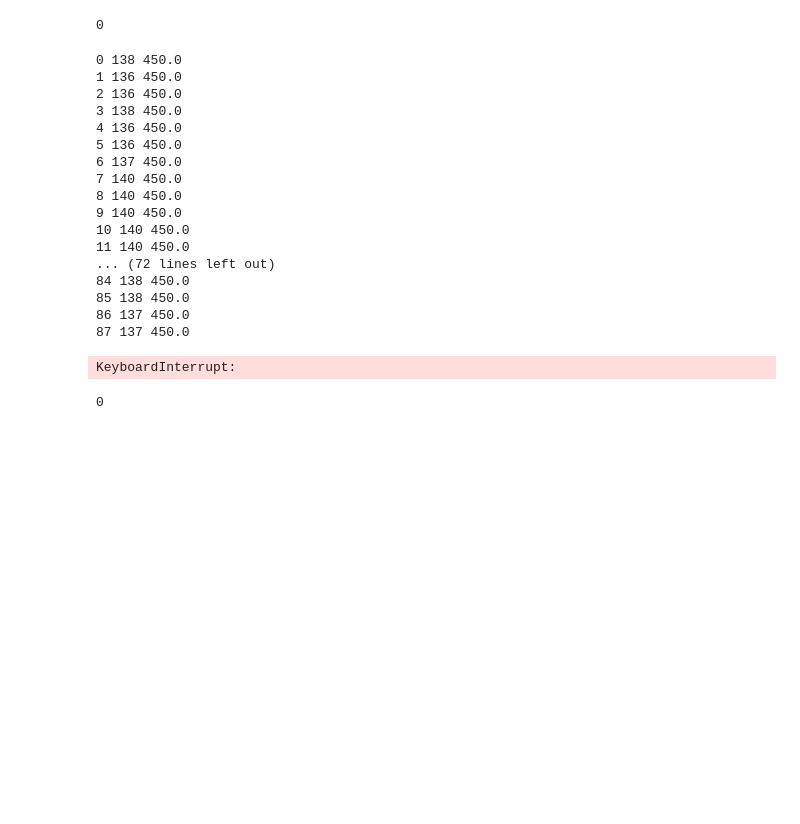
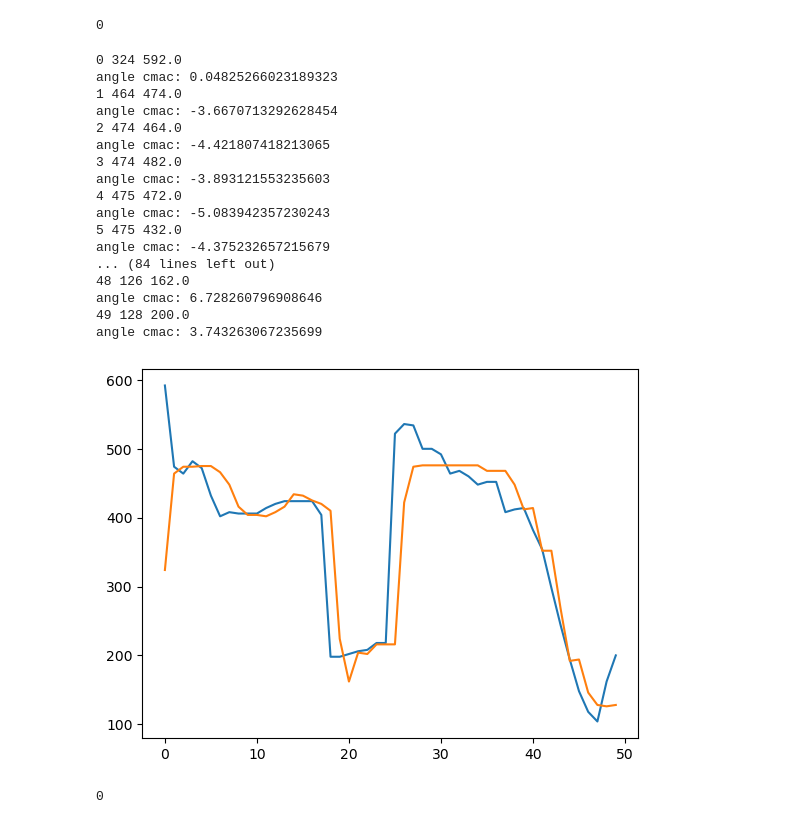
Before and after one commit to MarcelZelent/Bioinspired-Marcel, a Jupyter notebook: Final_project/final_project.ipynb, the cells around one changed output. Saved outputs shown, nothing was run; the diff lists cells and outputs as text; code cells hidden in the pictures; blank space fills up the shorter version.

```diff
--- a/Final_project/final_project.ipynb
+++ b/Final_project/final_project.ipynb
@@ -555,11 +532,11 @@ def ControlLoopWithBothNNandCMAC(target_x, target_y, iter_num):
     NN_model.load_state_dict(torch.load('best_nn_model.pth'))
 
     ## TODO: CMAC initialization
-    n_rfs = 1
-    beta = 0.01
+    n_rfs = 3
+    beta = 0.1
 
     xmin = [152,152]
-    xmax = [448, 448]
+    xmax = [480, 480]
 
     c = CMAC(n_rfs, xmin, xmax, beta)
 
@@ -570,12 +547,13 @@ def ControlLoopWithBothNNandCMAC(target_x, target_y, iter_num):
         img = ct.capture_image(cam)
         x,y = ct.locate(img,low_green, high_green)
 
-        # cam_red = ct.prepare_camera()
-        # img_red = ct.capture_image(cam)
-        # x_red,y_red = ct.locate(img,low_red, high_red)
+        cam_red = ct.prepare_camera()
+        img_red = ct.capture_image(cam)
+        x_red,y_red = ct.locate(img,low_red, high_red)
 
         # x_ref = A * np.sin(2*np.pi * i/T) + 300
-        x_ref = 450
+        # x_ref = 400
+        x_ref = x_red
         y_ref = y
 
         x_ref = float(x_ref)
@@ -598,56 +576,61 @@ def ControlLoopWithBothNNandCMAC(target_x, target_y, iter_num):
 
         # print(x_cmac)
 
         #Here if the errors are less than twenty pixels we assume robot reaches the target.
         # However you can choose any reasonable threshold value instead of 20.
         # if (np.abs(x_coord_error) < (1+x_prev*1.02) and np.abs(y_coord_error) < (1+y_coord_error*1.02)):
         #     print("number of iterations for convergence = ", number_of_iterations_for_convergence)
         #     break
 
         xy_input_nn_model = [x_coord_error,y_coord_error]
 
         #TODO: normalize the input to the Neural network model using meaning and variance of the training set inputs.
         normalize_xy_input_nn_model = (torch.tensor(xy_input_nn_model) - mean_of_train_input)/std_of_the_train_input
 
         prediction_for_Y_pos_increment = NN_model(normalize_xy_input_nn_model)
-
+        # print(prediction_for_Y_pos_increment)
         #TODO: Get the current Y (angular) position/angle of the robot. you can use the api.getPos function of fable
         robot_current_Y_pos = api.getPos(1,moduleID)
         #Next Y angular position of the robot will be robot_Y_pos + prediction_for_Y_pos_increment
         robot_next_Y_pos = robot_current_Y_pos + prediction_for_Y_pos_increment
 
-        c.learn(robot_next_Y_pos.detach().numpy())
-        # print(angle_cmac)
+        c.learn(prediction_for_Y_pos_increment.detach().numpy())
+        print("angle cmac:", angle_cmac)
         robot_nn_and_cmac = robot_next_Y_pos + angle_cmac
 
         #TODO: Set the next position of the robot to (-90,robot_next_Y_pos) using the setPos function of the fable.
+        if robot_nn_and_cmac > 90:
+            robot_nn_and_cmac = 90
+        elif robot_nn_and_cmac < -90:
+            robot_nn_and_cmac = -90
+
         api.setPos(-90,robot_nn_and_cmac,moduleID)
-        api.sleep(0.3)
+        api.sleep(1)
         number_of_iterations_for_convergence = number_of_iterations_for_convergence + 1
 
     return [x_ref_vec,x_act_vec]
 
-[x_ref_vec,x_act_vec] = ControlLoopWithBothNNandCMAC(0,0, 200)
-plt.plot(np.arange(len(x_ref_vec)),x_ref_vec)
-plt.plot(np.arange(len(x_act_vec)),x_act_vec)
+[ref_CMAC,act_CMAC] = ControlLoopWithBothNNandCMAC(0,0, 50)
+plt.plot(np.arange(len(ref_CMAC)),ref_CMAC)
+plt.plot(np.arange(len(act_CMAC)),act_CMAC)
 plt.show()
 # %% [output]
-0 138 450.0
-1 136 450.0
-2 136 450.0
-3 138 450.0
-4 136 450.0
-5 136 450.0
-6 137 450.0
-7 140 450.0
-8 140 450.0
-9 140 450.0
-10 140 450.0
-11 140 450.0
-... (72 lines left out)
-84 138 450.0
-85 138 450.0
-86 137 450.0
-87 137 450.0
+0 324 592.0
+angle cmac: 0.04825266023189323
+1 464 474.0
+angle cmac: -3.6670713292628454
+2 474 464.0
+angle cmac: -4.421807418213065
+3 474 482.0
+angle cmac: -3.893121553235603
+4 475 472.0
+angle cmac: -5.083942357230243
+5 475 432.0
+angle cmac: -4.375232657215679
+... (84 lines left out)
+48 126 162.0
+angle cmac: 6.728260796908646
+49 128 200.0
+angle cmac: 3.743263067235699
-KeyboardInterrupt:
+[figure, added]
 # %%
```
Also changed, not shown: parts of 22 cells of this notebook, 5 other files.
